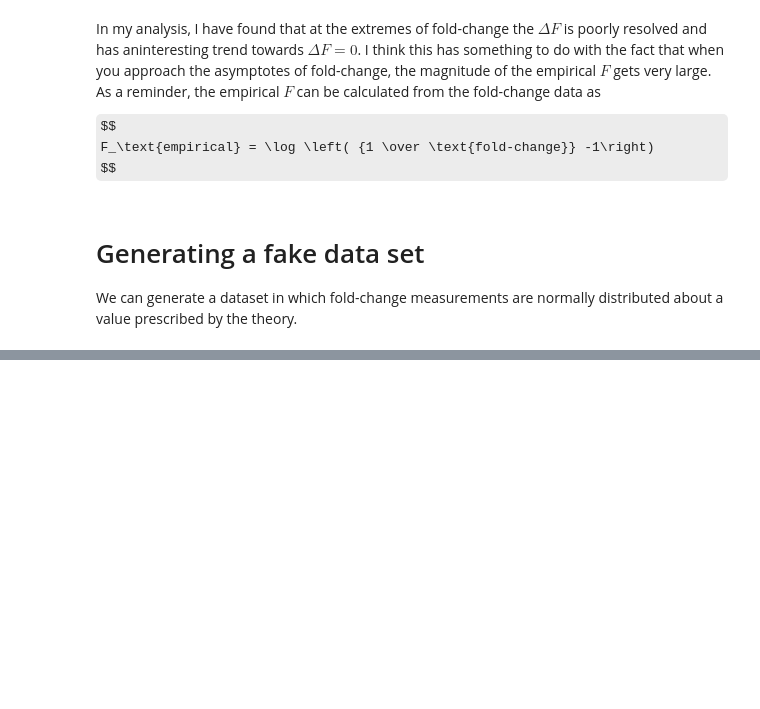
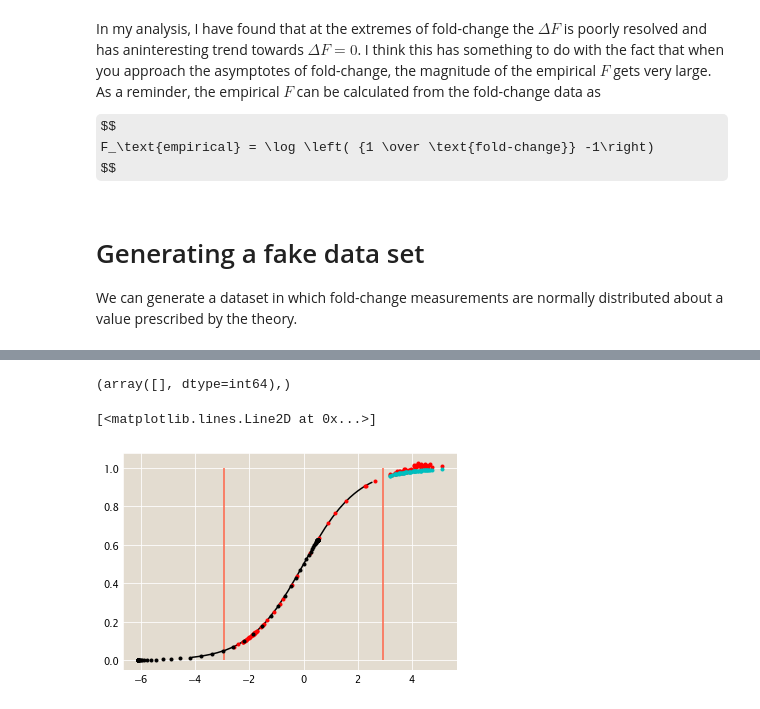
Before and after one commit to RPGroup-PBoC/mwc_mutants, a Jupyter notebook: code/analysis/Exploring_fc_error.ipynb, the cells around one changed output, grey strips where cells are left out. Drawn from its saved outputs; the diff is of its cells as text; code cells hidden in the pictures; some formulas as TeX source; blank space fills up the shorter version.

```diff
--- a/code/analysis/Exploring_fc_error.ipynb
+++ b/code/analysis/Exploring_fc_error.ipynb
@@ -112 +170,19 @@ plt.plot(true_bohr[idx2],dF['median'].values[idx2], '.', color='dodgerblue')
+# %%
+
+np.where(_fc_mu < fc_sigma)
+# %% [output]
+(array([], dtype=int64),)
+# %%
+plt.plot(true_bohr, (1 + np.exp(-true_bohr))**-1, 'k-')
+plt.plot(bohr, dataset.groupby(['true_bohr'])['fold_change'].mean(), 'r.')
+plt.plot(bohr[idx], dataset.groupby(['true_bohr'])['fold_change'].mean()[idx], 'w.')
+plt.vlines(np.log(sigma**-1 -1), 0, 1, color='tomato')
+plt.vlines(-np.log(sigma**-1 -1), 0, 1, color='tomato')
+plt.plot(true_bohr - offset, (1 + np.exp(-true_bohr+offset))**-1, 'k.')
+
+plt.plot(bohr[idx], _fc_mu[idx], 'c.')
+plt.plot(bohr[idx2], _fc_mu[idx2], 'c.')
+# %% [output]
+[<matplotlib.lines.Line2D at 0x...>]
+[figure, added]
 # %%
```
Also changed, not shown: parts of 27 cells of this notebook, 2 other files.
